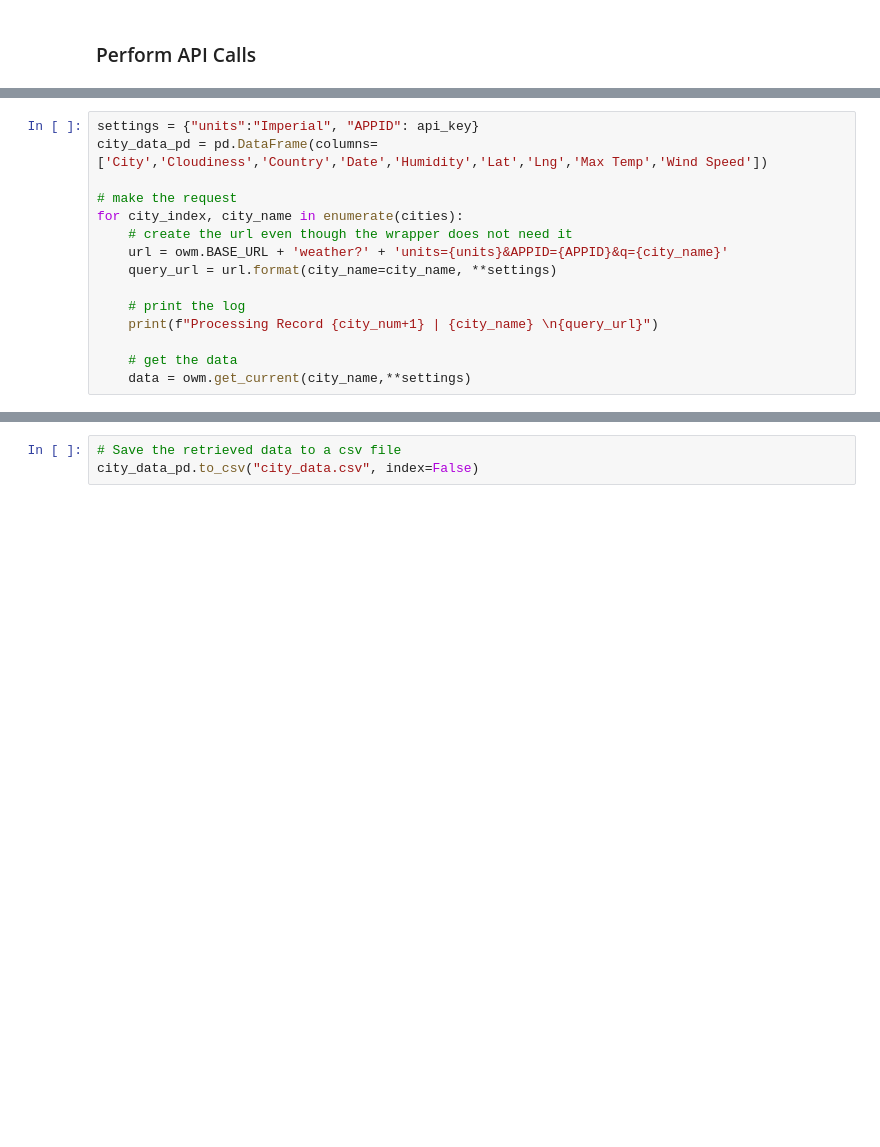
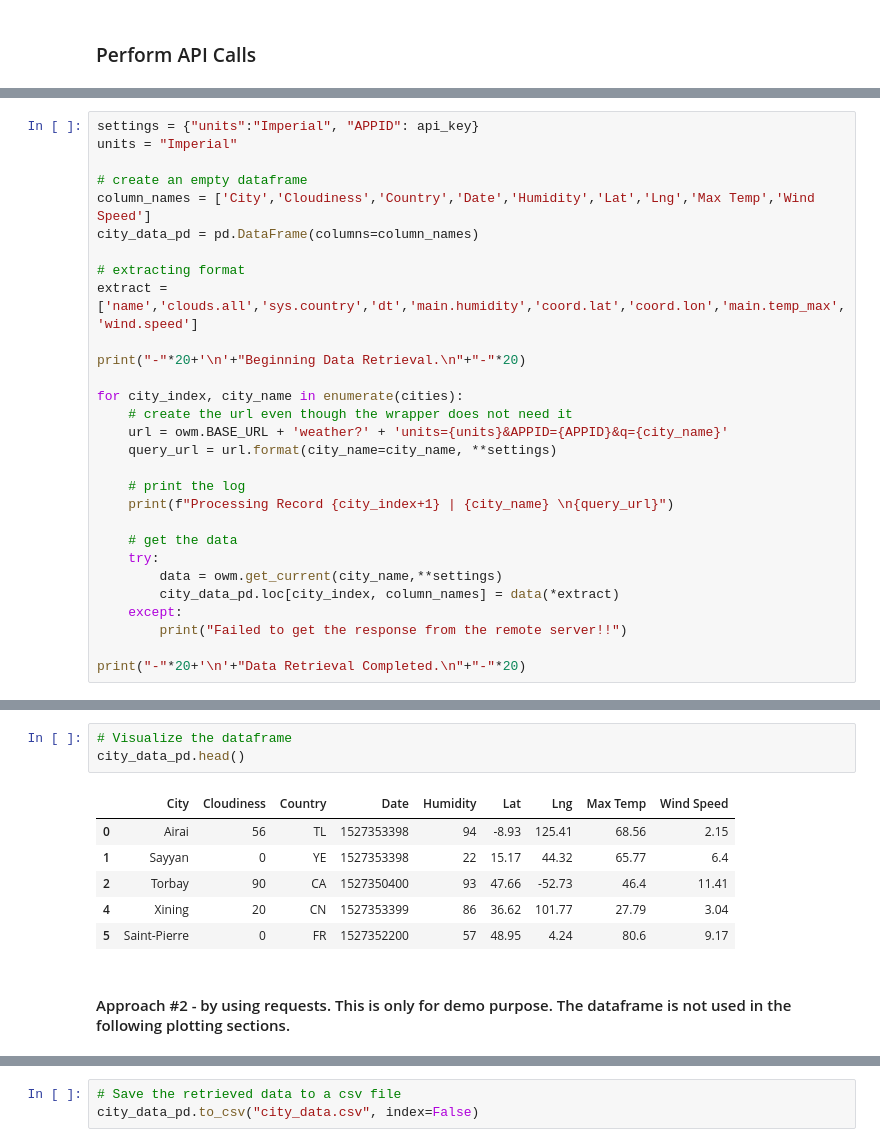
Before and after one commit to krashilili/HW6-PythonAPIs, a Jupyter notebook: WeatherPy_solved.ipynb, the cells around one changed output, grey strips where cells are left out. Cells and saved outputs as stored; diff of their text form; blank space fills up the shorter version.

```diff
--- a/WeatherPy_solved.ipynb
+++ b/WeatherPy_solved.ipynb
@@ -52,16 +55,30 @@ The number of unique countries: 673
 # %%
 settings = {"units":"Imperial", "APPID": api_key}
-city_data_pd = pd.DataFrame(columns=['City','Cloudiness','Country','Date','Humidity','Lat','Lng','Max Temp','Wind Speed'])
+units = "Imperial"
 
-# make the request
+# create an empty dataframe
+column_names = ['City','Cloudiness','Country','Date','Humidity','Lat','Lng','Max Temp','Wind Speed']
+city_data_pd = pd.DataFrame(columns=column_names)
+
+# extracting format
+extract = ['name','clouds.all','sys.country','dt','main.humidity','coord.lat','coord.lon','main.temp_max','wind.speed']
+
+print("-"*20+'\n'+"Beginning Data Retrieval.\n"+"-"*20)
+
 for city_index, city_name in enumerate(cities):
     # create the url even though the wrapper does not need it
     url = owm.BASE_URL + 'weather?' + 'units={units}&APPID={APPID}&q={city_name}'
     query_url = url.format(city_name=city_name, **settings)
 
     # print the log
-    print(f"Processing Record {city_num+1} | {city_name} \n{query_url}")
+    print(f"Processing Record {city_index+1} | {city_name} \n{query_url}")
 
     # get the data
-    data = owm.get_current(city_name,**settings)
+    try:
+        data = owm.get_current(city_name,**settings)
+        city_data_pd.loc[city_index, column_names] = data(*extract)
+    except:
+        print("Failed to get the response from the remote server!!")
+
+print("-"*20+'\n'+"Data Retrieval Completed.\n"+"-"*20)
 # %% [output]
@@ -71 +116,13 @@ http://api.openweathermap.org/data/2.5/weather?units=Imperial&APPID=f3353447a994
+# %%
+# Visualize the dataframe
+city_data_pd.head()
+# %% [output]
+|  | City | Cloudiness | Country | Date | Humidity | Lat | Lng | Max Temp | Wind Speed |
+| 0 | Airai | 56 | TL | 1527353398 | 94 | -8.93 | 125.41 | 68.56 | 2.15 |
+| 1 | Sayyan | 0 | YE | 1527353398 | 22 | 15.17 | 44.32 | 65.77 | 6.4 |
+| 2 | Torbay | 90 | CA | 1527350400 | 93 | 47.66 | -52.73 | 46.4 | 11.41 |
+| 4 | Xining | 20 | CN | 1527353399 | 86 | 36.62 | 101.77 | 27.79 | 3.04 |
+| 5 | Saint-Pierre | 0 | FR | 1527352200 | 57 | 48.95 | 4.24 | 80.6 | 9.17 |
+# %% [markdown]
+#### Approach #2 - by using requests. This is only for demo purpose. The dataframe is not used in the following plotting sections.
 # %%
```
Also changed, not shown: parts of 19 cells of this notebook, 11 other files.
